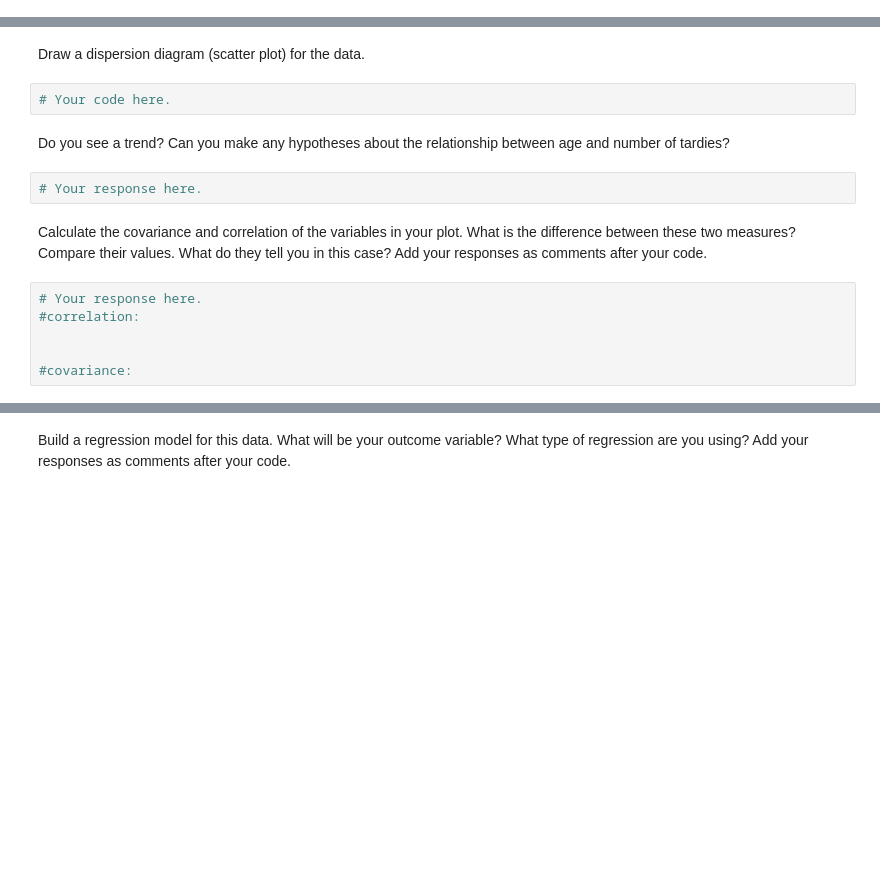
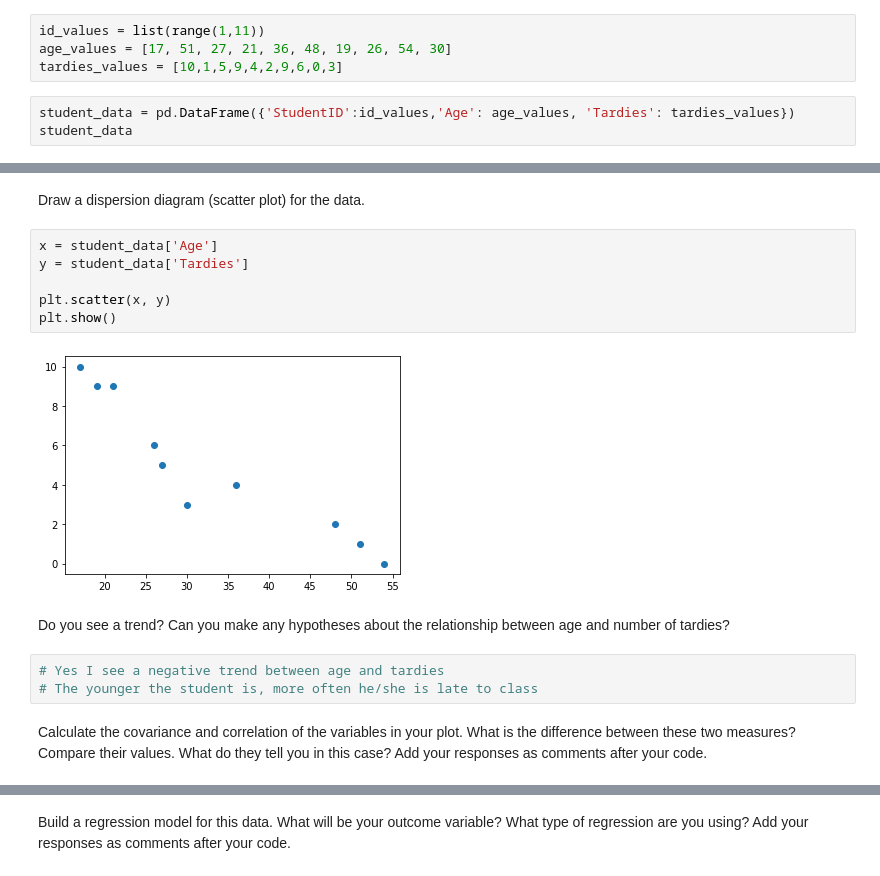
Before and after one commit to ta-data-lis/lab-regression-analysis, a Jupyter notebook: your-code/challenge1.ipynb, the cells around one changed output, grey strips where cells are left out. Drawn from its saved outputs; the diff is of its cells as text; blank space fills up the shorter version.

```diff
--- a/your-code/challenge1.ipynb
+++ b/your-code/challenge1.ipynb
@@ -32,0 +37,7 @@ student_data = pd.DataFrame({'X': [x_values], 'Y': [y_values]})
+# %%
+id_values = list(range(1,11))
+age_values = [17, 51, 27, 21, 36, 48, 19, 26, 54, 30]
+tardies_values = [10,1,5,9,4,2,9,6,0,3]
+# %%
+student_data = pd.DataFrame({'StudentID':id_values,'Age': age_values, 'Tardies': tardies_values})
+student_data
@@ -33,16 +56,17 @@ student_data = pd.DataFrame({'X': [x_values], 'Y': [y_values]})
 # %% [markdown]
 Draw a dispersion diagram (scatter plot) for the data.
-# %%
-# Your code here.
+# %%
+x = student_data['Age']
+y = student_data['Tardies']
+
+plt.scatter(x, y)
+plt.show()
+# %% [output]
+[figure, added]
 # %% [markdown]
 Do you see a trend? Can you make any hypotheses about the relationship between age and number of tardies?
-# %%
-# Your response here.
+# %%
+# Yes I see a negative trend between age and tardies
+# The younger the student is, more often he/she is late to class
 # %% [markdown]
 Calculate the covariance and correlation of the variables in your plot. What is the difference between these two measures? Compare their values. What do they tell you in this case? Add your responses as comments after your code.
-# %%
-# Your response here.
-#correlation:
-
-
-#covariance:
```
Also changed, not shown: parts of 34 cells of this notebook, 1 other file.
